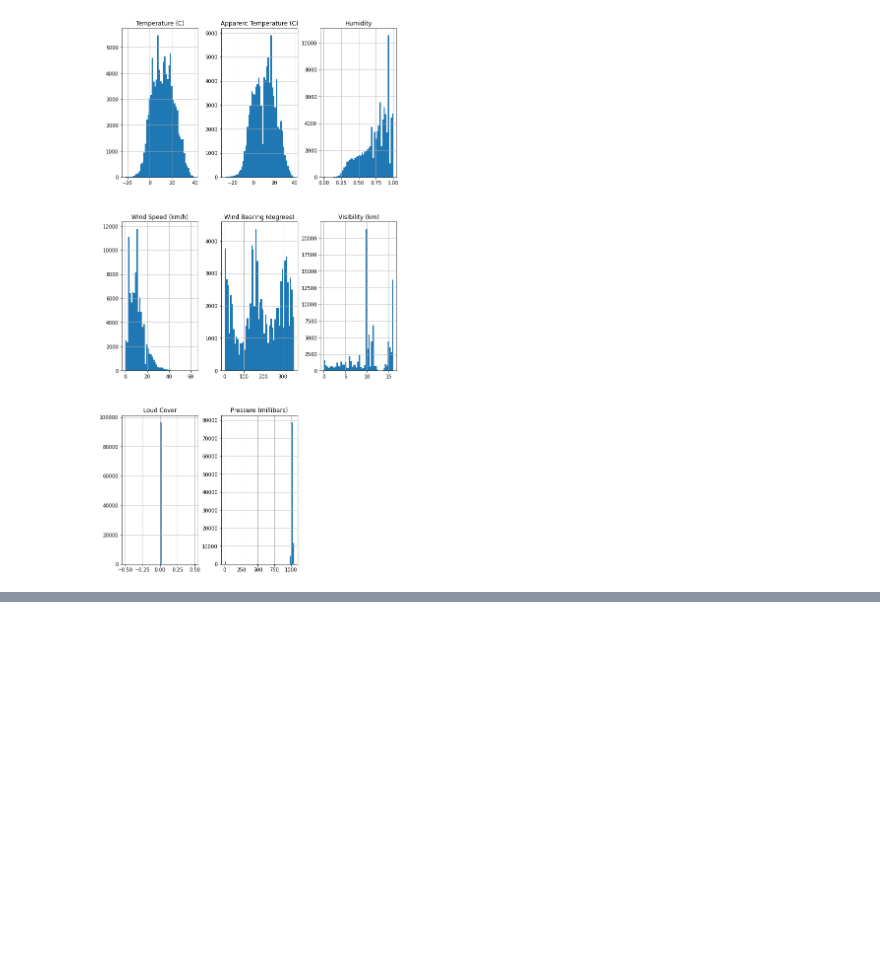
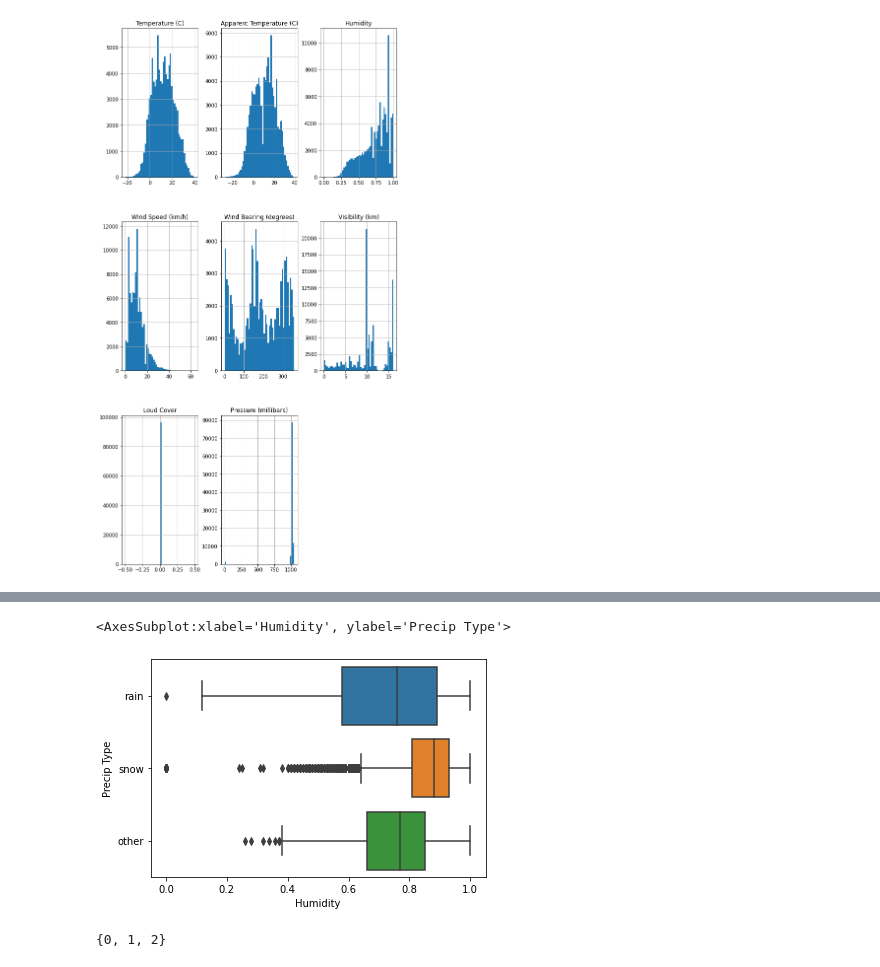
Before and after one commit to nikgreg99/weather-analysis-machine-learning, a Jupyter notebook: Weather Forecast - en.ipynb, the cells around one changed output, grey strips where cells are left out. Saved outputs shown, nothing was run; the diff lists cells and outputs as text; code cells hidden in the pictures; blank space fills up the shorter version.

```diff
--- a/Weather Forecast - en.ipynb
+++ b/Weather Forecast - en.ipynb
@@ -123,5 +133,0 @@ df = df.rename(columns = {"Temperature (C)":"Temperature",
-# %%
-df['Date'] = df['Formatted Date'].apply(pd.to_datetime , utc = True)
-dfGroupedByDay = df.groupby([df["Date"].dt.day,df["Date"].dt.month,df["Date"].dt.year])["Summary"].apply(",".join)
-dfGroupedByDay.index
-#TO DO A CHART
@@ -200,0 +217,8 @@ In conclusion, it's a evidence that they have a great correlation. The regressio
+# %%
+set(df["Precip Type"].values)
+df= df.replace(np.nan, 'other', regex=True) # All data frame
+# %%
+sns.boxplot(x=df["Humidity"],y=df["Precip Type"])
+# %% [output]
+<AxesSubplot:xlabel='Humidity', ylabel='Precip Type'>
+[figure, added]
@@ -200,0 +227,6 @@ In conclusion, it's a evidence that they have a great correlation. The regressio
+# %%
+le = LabelEncoder()
+dfCategorical = dfCategorical.apply(le.fit_transform)
+set(dfCategorical["Precip Type"].values)
+# %% [output]
+{0, 1, 2}
```
Also changed, not shown: parts of 42 cells of this notebook, 3 other files.
